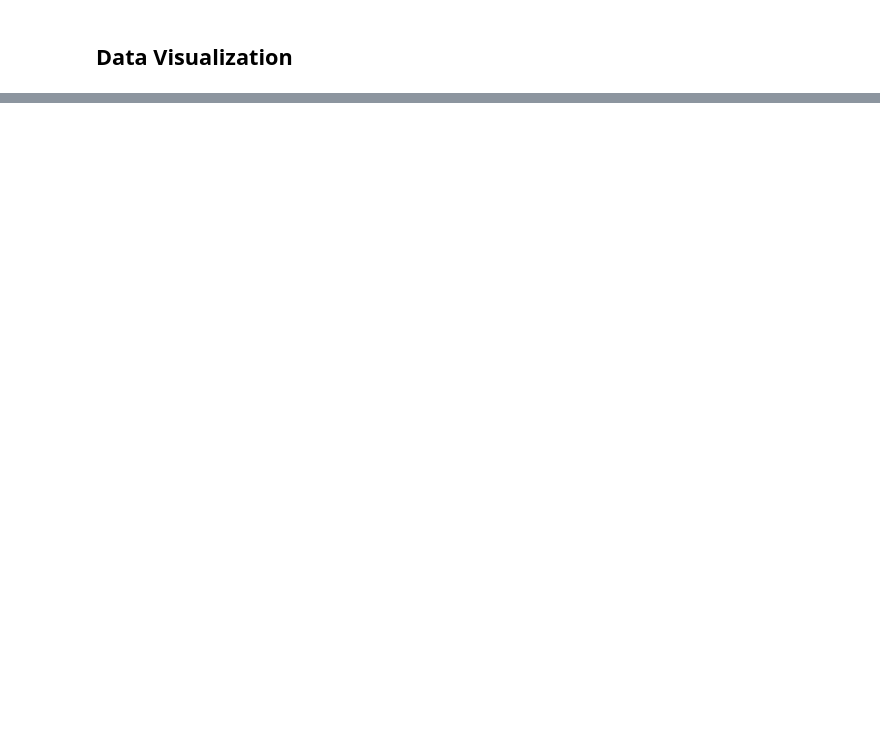
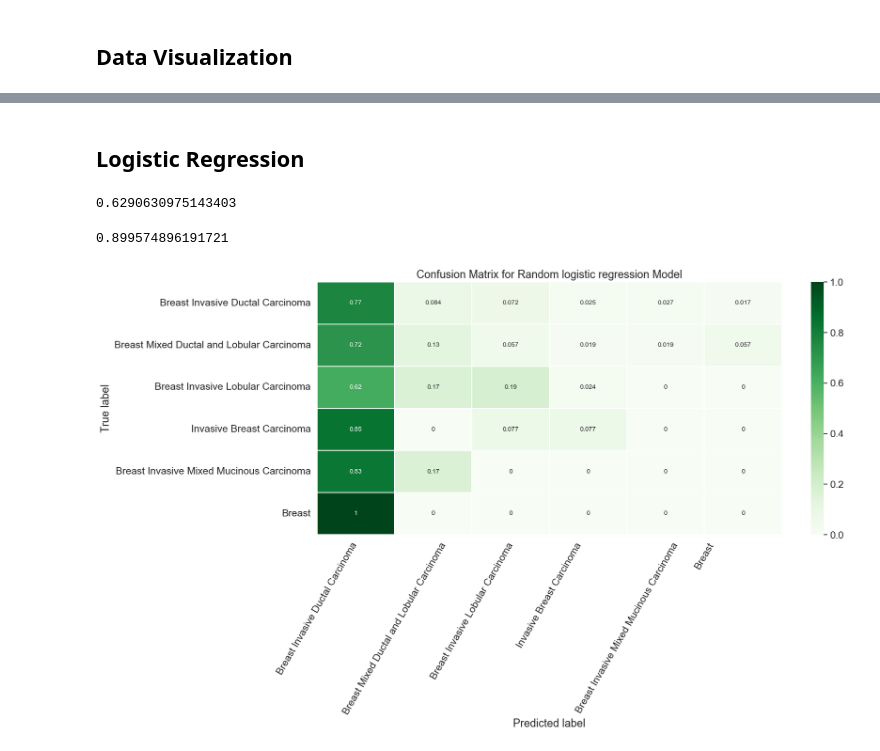
Before and after one commit to Charlwang922/Breast-Cancer-Clinical-and-Genomics, a Jupyter notebook: cna_gene_ml.ipynb, the cells around one changed output, grey strips where cells are left out. Cells and saved outputs as stored; diff of their text form; code cells hidden in the pictures; blank space fills up the shorter version.

```diff
--- a/cna_gene_ml.ipynb
+++ b/cna_gene_ml.ipynb
@@ -198,0 +160,5 @@ large feature number and medium sample --> use svm
+# %%
+df_cna.drop(df_cna.index[df_cna['cancer'] == 7], inplace = True)
+X,y  = df_cna.drop('cancer', axis=1), df_cna[['cancer']].values.flatten()
+y=y.astype('int')
+np.unique(y, return_counts=True)
@@ -198,0 +169,5 @@ large feature number and medium sample --> use svm
+# %%
+from sklearn.model_selection import train_test_split
+x_train, x_test, y_train, y_test = train_test_split(X, y, test_size=0.25,
+                                                    random_state=1, stratify=y)
+np.unique(y_train, return_counts=True)
@@ -198,0 +237,37 @@ large feature number and medium sample --> use svm
+# %% [markdown]
+## Logistic Regression
+# %%
+from sklearn.linear_model import LogisticRegression
+lr = LogisticRegression(solver="lbfgs", class_weight='balanced', max_iter = 1000).fit(x_train, y_train)
+y_pred_lr = lr.predict(x_test)
+accuracy_score(y_test, y_pred_lr)
+# %% [output]
+0.6290630975143403
+# %%
+roc_auc_score(y, lr.predict_proba(X), multi_class='ovo', average = 'macro')
+# %% [output]
+0.899574896191721
+# %%
+# Get and reshape confusion matrix data
+matrix = confusion_matrix(y_test, y_pred_lr)
+matrix = matrix.astype('float') / matrix.sum(axis=1)[:, np.newaxis]
+
+# Build the plot
+plt.figure(figsize=(16,7))
+sns.set(font_scale=1.4)
+sns.heatmap(matrix, annot=True, annot_kws={'size':10},
+            cmap=plt.cm.Greens, linewidths=0.2)
+# Add labels to the plot
+class_names = ['Breast Invasive Ductal Carcinoma', 'Breast Mixed Ductal and Lobular Carcinoma',
+'Breast Invasive Lobular Carcinoma', 'Invasive Breast Carcinoma', 'Breast Invasive Mixed Mucinous Carcinoma',
+'Breast']
+tick_marks = np.arange(len(class_names))
+tick_marks2 = tick_marks + 0.5
+plt.xticks(tick_marks, class_names, rotation=60)
+plt.yticks(tick_marks2, class_names, rotation=0)
+plt.xlabel('Predicted label')
+plt.ylabel('True label')
+plt.title('Confusion Matrix for Random logistic regression Model')
+plt.show()
+# %% [output]
+[figure, added]
```
Also changed, not shown: parts of 34 cells of this notebook.
